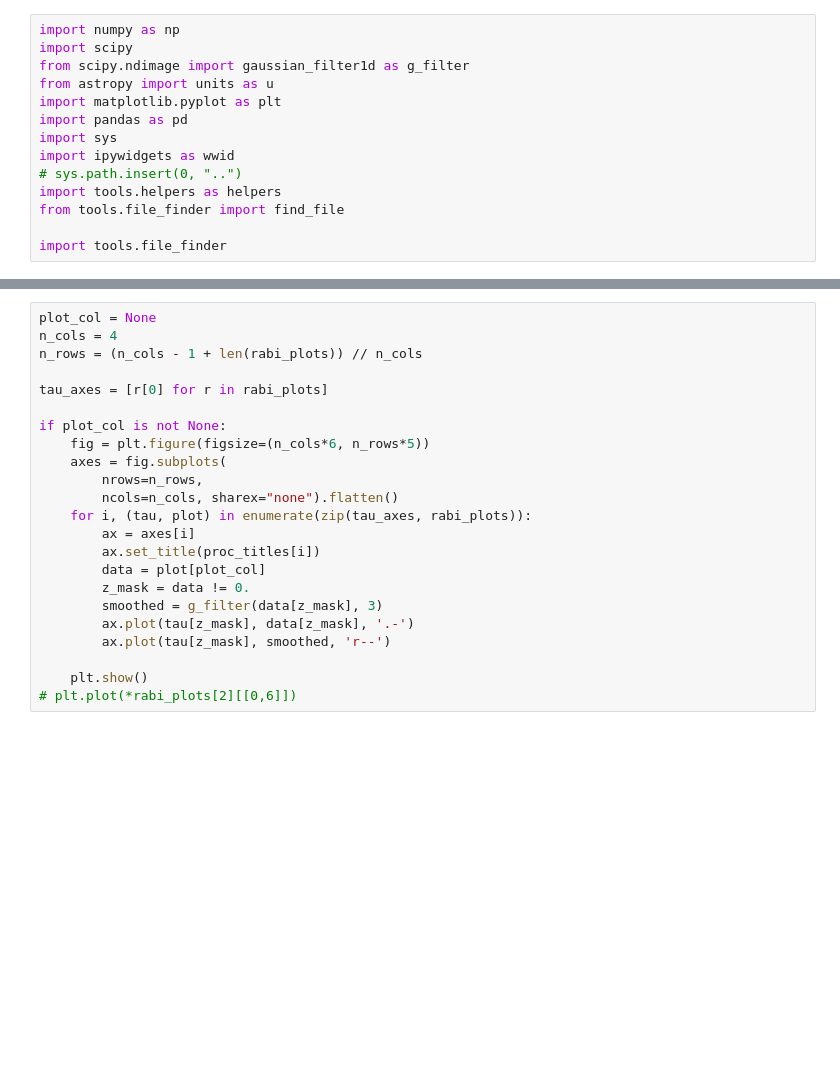
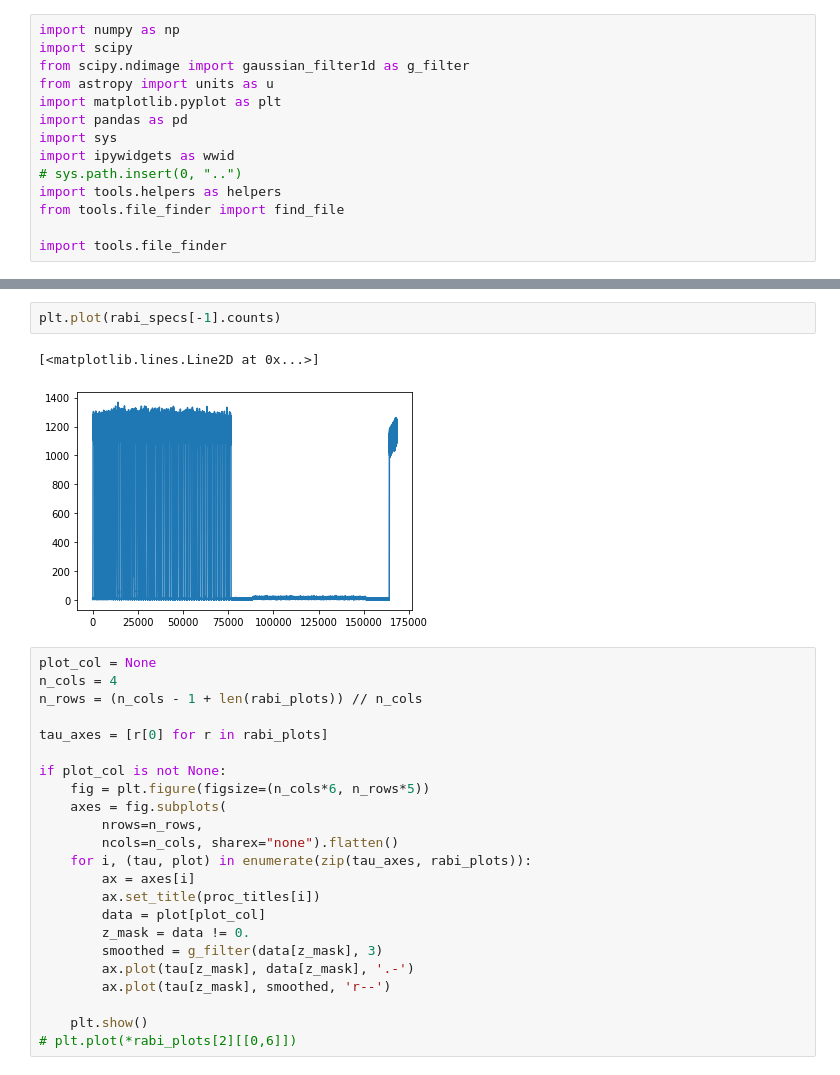
Before and after one commit to LCarnovale/HonoursAnalysis, a Jupyter notebook: analyse_rabi.ipynb, the cells around one changed output, grey strips where cells are left out. Saved outputs shown, nothing was run; the diff lists cells and outputs as text; blank space fills up the shorter version.

```diff
--- a/analyse_rabi.ipynb
+++ b/analyse_rabi.ipynb
@@ -92,6 +93,11 @@ Caching...
 Done.
 Caching...
 Done.
+# %%
+plt.plot(rabi_specs[-1].counts)
+# %% [output]
+[<matplotlib.lines.Line2D at 0x...>]
+[figure, added]
 # %%
 plot_col = None
 n_cols = 4
```
Also changed, not shown: parts of 13 cells of this notebook, 1 other file.
